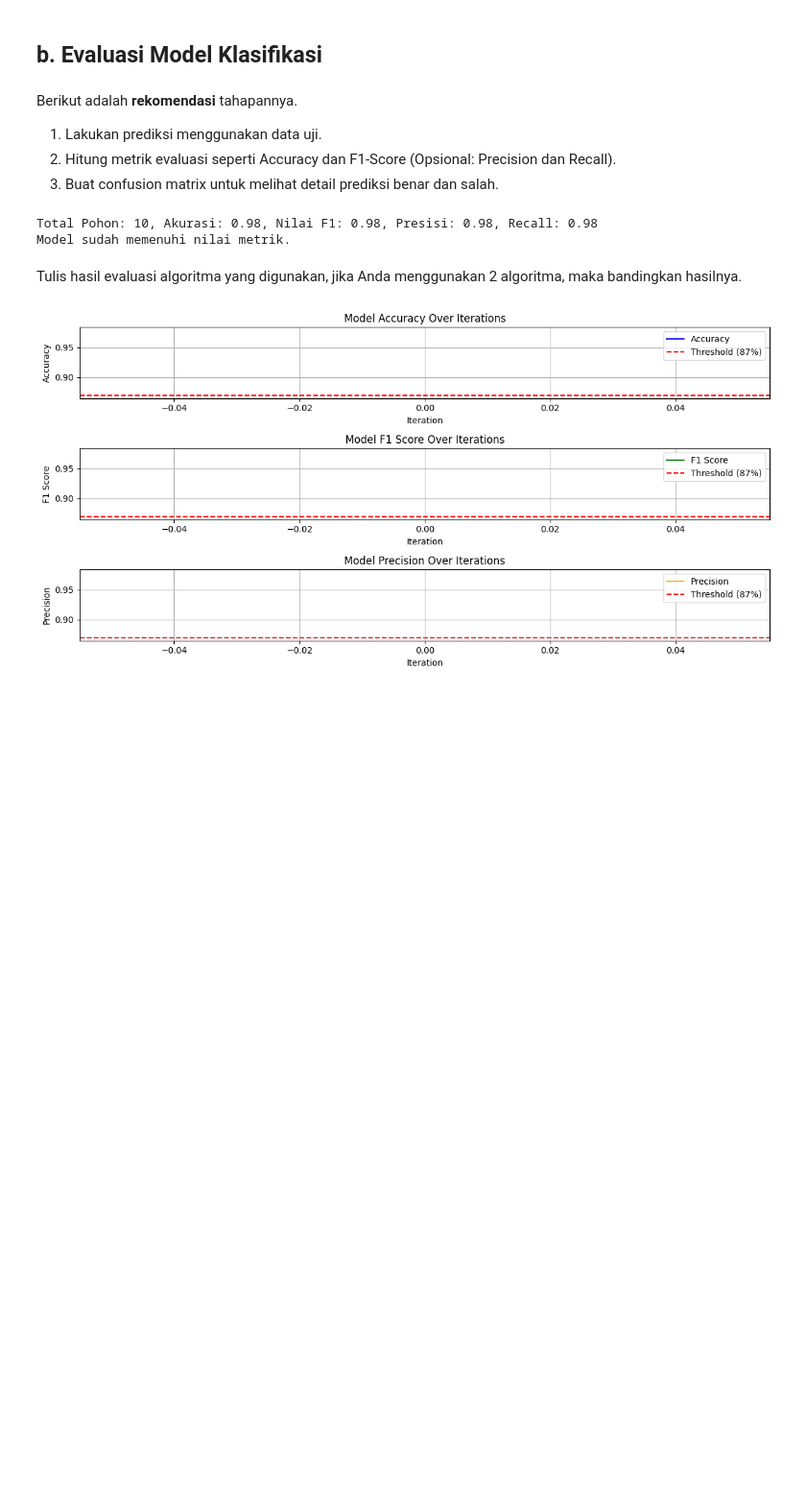
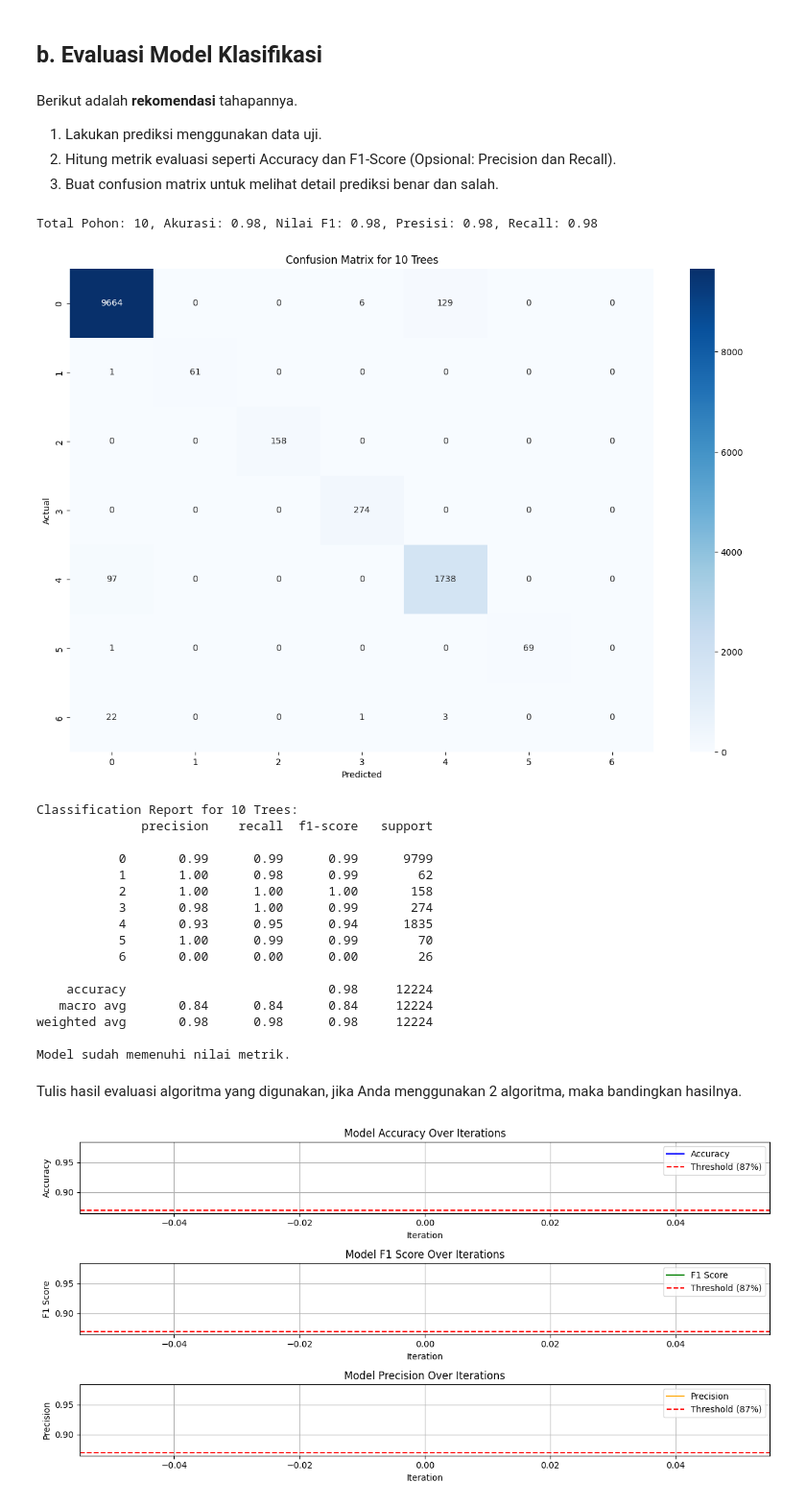
Before and after one commit to DGkurnia/cnkproject, a Jupyter notebook: BMLP_Derfansyah_Guswiranata_Kurnia_klasifikasi.ipynb, the cells around one changed output. Shown at 96% size. Cells and saved outputs as stored; diff of their text form; code cells hidden in the pictures; blank space fills up the shorter version.

```diff
--- a/BMLP_Derfansyah_Guswiranata_Kurnia_klasifikasi.ipynb
+++ b/BMLP_Derfansyah_Guswiranata_Kurnia_klasifikasi.ipynb
@@ -426,48 +441,82 @@ Berikut adalah **rekomendasi** tahapannya.
 2. Hitung metrik evaluasi seperti Accuracy dan F1-Score (Opsional: Precision dan Recall).
 3. Buat confusion matrix untuk melihat detail prediksi benar dan salah.
 # %%
-# Initialize lists to store metrics
+# Fasa penyimpanan daftar
 n_estimators_list = []
 accuracy_list = []
 f1_list = []
 precision_list = []
 recall_list = []
 
-# OIterasi untuk nilai matriks
+# Iterasi untuk nilai matriks
 for n_estimators in range(10, 101, 10):
     rclasf.n_estimators = n_estimators
     rclasf.fit(Xcltrain, ycltrain)
 
     # Prediksi
     y_pred = rclasf.predict(Xcltest)
 
     # Evaluasi performa
     accuracy = accuracy_score(ycltest, y_pred)
-    f1 = f1_score(ycltest, y_pred, average='samples')
-    precision = precision_score(ycltest, y_pred, average='samples')
-    recall = recall_score(ycltest, y_pred, average='samples')
+    f1 = f1_score(ycltest, y_pred, average='weighted')  # Use 'weighted' for multi-class
+    precision = precision_score(ycltest, y_pred, average='weighted')  # Use 'weighted' for multi-class
+    recall = recall_score(ycltest, y_pred, average='weighted')  # Use 'weighted' for multi-class
 
     # Penyimpanan metrik
     n_estimators_list.append(n_estimators)
     accuracy_list.append(accuracy)
     f1_list.append(f1)
     precision_list.append(precision)
     recall_list.append(recall)
 
     print(f'Total Pohon: {n_estimators}, Akurasi: {accuracy:.2f}, Nilai F1: {f1:.2f}, Presisi: {precision:.2f}, Recall: {recall:.2f}')
 
+    # Konversi multilabel ke label tunggal
+    ycltest_single = np.argmax(ycltest.values, axis=1)  # Jika dataframe
+    y_pred_single = np.argmax(y_pred, axis=1)  # NIlai tunggal dari array
+
+    # Tampilkan nilai 'confusion matrix'
+    cm = confusion_matrix(ycltest_single, y_pred_single)  # Inspeksi saat normal
+
+    plt.figure(figsize=(15, 10))
+    sns.heatmap(cm, annot=True, fmt='d', cmap='Blues', xticklabels=range(len(set(ycltest))), yticklabels=range(len(set(ycltest))))
+    plt.ylabel('Actual')
+    plt.xlabel('Predicted')
+    plt.title(f'Confusion Matrix for {n_estimators} Trees')
+    plt.show()
+
+    # Generate and print the classification report
+    report = classification_report(ycltest_single, y_pred_single)
+    print(f'Classification Report for {n_estimators} Trees:\n{report}')
+
     if accuracy >= 0.87 and f1 >= 0.87:
         print("Model sudah memenuhi nilai metrik.")
         break
     elif accuracy >= 0.87 and f1 < 0.87:
         print("Akurasi sudah memenuhi, tetapi Nilai F1 belum memenuhi.")
     elif accuracy < 0.87 and f1 >= 0.87:
         print("Nilai F1 sudah memenuhi, tetapi akurasi belum memenuhi.")
 else:
     print("Model tidak memenuhi metrik yang diperlukan dengan pengaturan yang diberikan.")
 # %% [output]
 Total Pohon: 10, Akurasi: 0.98, Nilai F1: 0.98, Presisi: 0.98, Recall: 0.98
-Model sudah memenuhi nilai metrik.
+[figure, added]
+Classification Report for 10 Trees:
+              precision    recall  f1-score   support
+
+           0       0.99      0.99      0.99      9799
+           1       1.00      0.98      0.99        62
+           2       1.00      1.00      1.00       158
+           3       0.98      1.00      0.99       274
+           4       0.93      0.95      0.94      1835
+           5       1.00      0.99      0.99        70
+           6       0.00      0.00      0.00        26
+
+    accuracy                           0.98     12224
+   macro avg       0.84      0.84      0.84     12224
+weighted avg       0.98      0.98      0.98     12224
+
+Model sudah memenuhi nilai metrik.
 # %% [markdown]
 Tulis hasil evaluasi algoritma yang digunakan, jika Anda menggunakan 2 algoritma, maka bandingkan hasilnya.
 # %%
```
Also changed, not shown: parts of 17 cells of this notebook.
